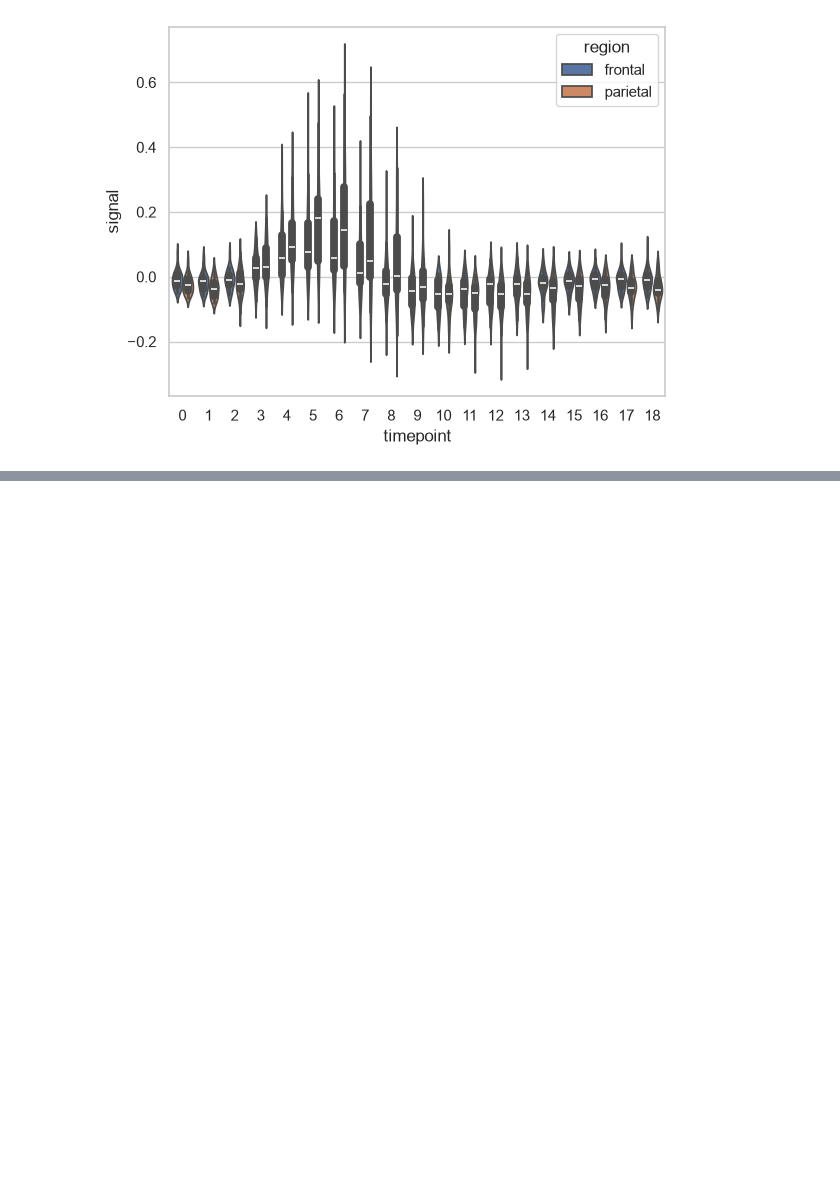
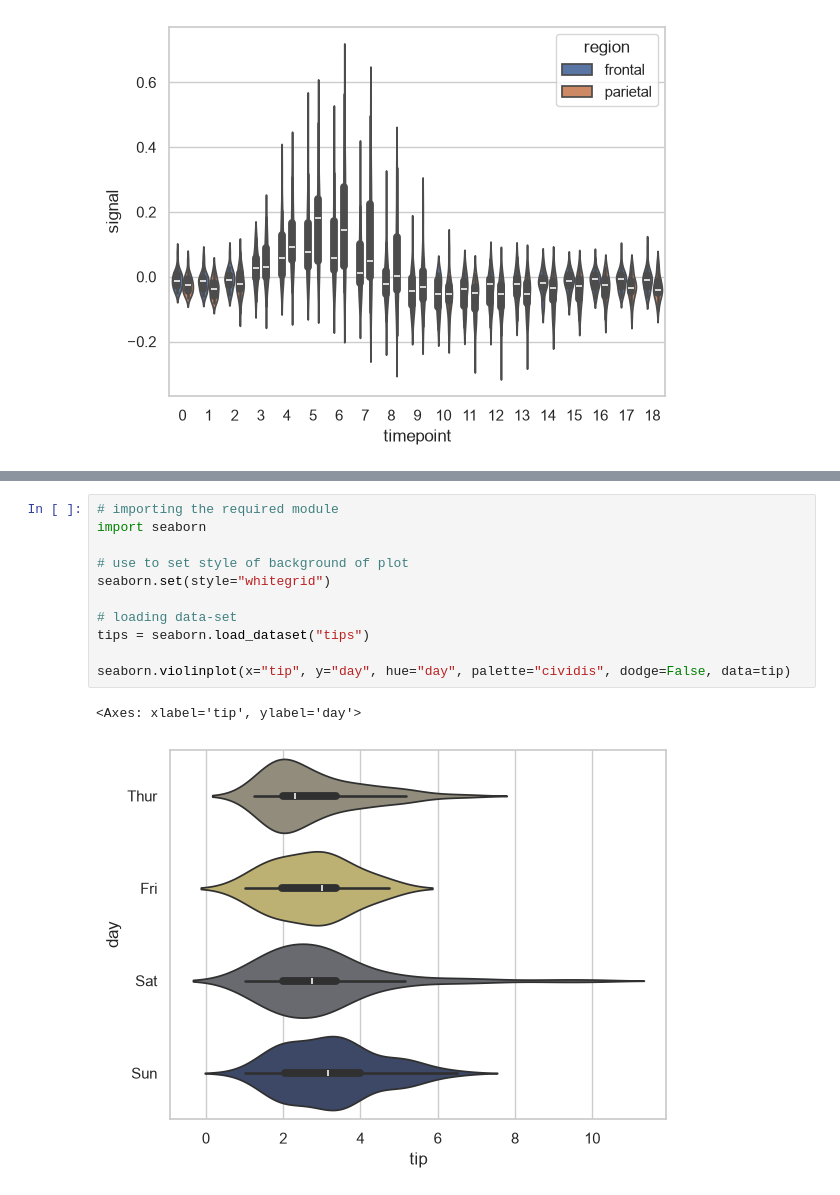
Before and after one commit to hassansagheer/AI-ML, a Jupyter notebook: Seaborn/Categorical Plots/ViolinPlot.ipynb, the cells around one changed output, grey strips where cells are left out. Cells and saved outputs as stored; diff of their text form; blank space fills up the shorter version.

```diff
--- a/Seaborn/Categorical Plots/ViolinPlot.ipynb
+++ b/Seaborn/Categorical Plots/ViolinPlot.ipynb
@@ -25,0 +51,14 @@ sns.violinplot(x ="timepoint",
+# %%
+# importing the required module
+import seaborn
+
+# use to set style of background of plot
+seaborn.set(style="whitegrid")
+
+# loading data-set
+tips = seaborn.load_dataset("tips")
+
+seaborn.violinplot(x="tip", y="day", hue="day", palette="cividis", dodge=False, data=tip)
+# %% [output]
+<Axes: xlabel='tip', ylabel='day'>
+[figure, added]
```
Also changed, not shown: parts of 7 cells of this notebook, 1 other file.
